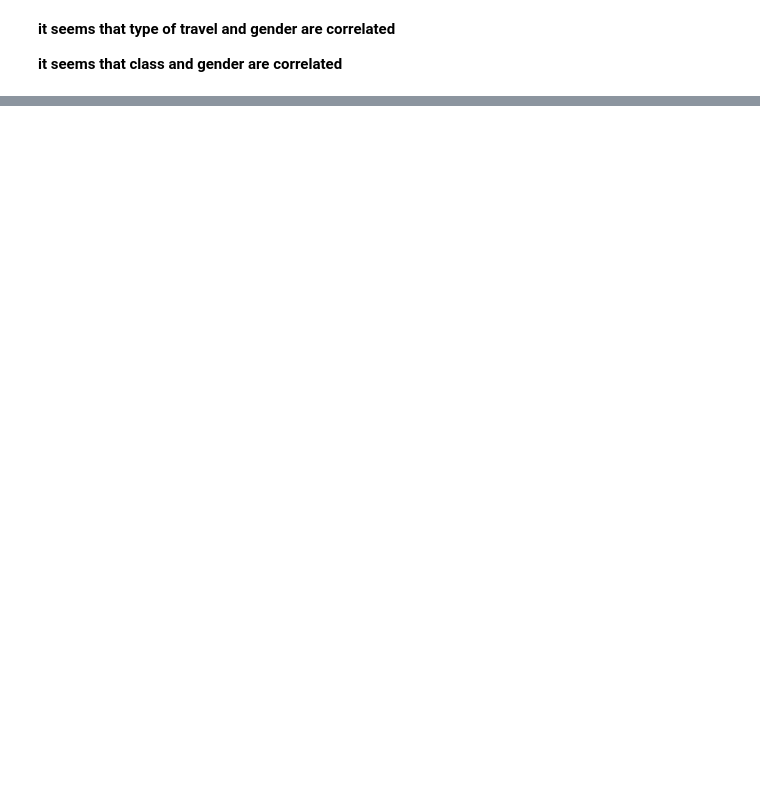
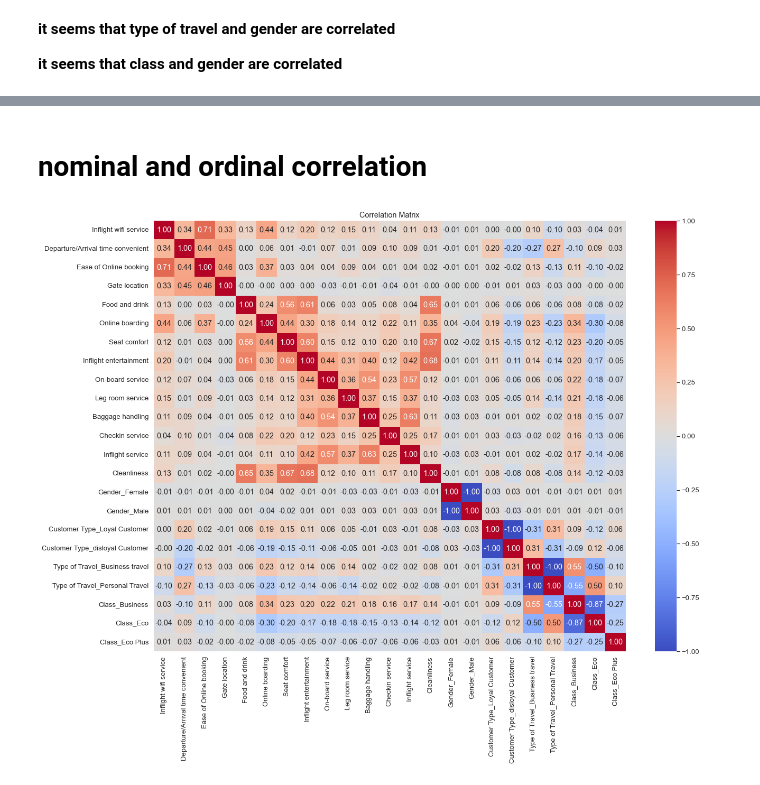
Before and after one commit to norhanreda/Air-line-passenger-satisfaction, a Jupyter notebook: visualisation.ipynb, the cells around one changed output, grey strips where cells are left out. Drawn from its saved outputs; the diff is of its cells as text; code cells hidden in the pictures; blank space fills up the shorter version.

```diff
--- a/visualisation.ipynb
+++ b/visualisation.ipynb
@@ -312,0 +306,27 @@ NameError: name 'sns' is not defined
+# %% [markdown]
+# nominal and ordinal correlation
+# %%
+nominal_features = train[['Gender', 'Customer Type', 'Type of Travel', 'Class']]
+ordinal_data = train[[
+        'Inflight wifi service',
+       'Departure/Arrival time convenient', 'Ease of Online booking',
+       'Gate location', 'Food and drink', 'Online boarding', 'Seat comfort',
+       'Inflight entertainment', 'On-board service', 'Leg room service',
+       'Baggage handling', 'Checkin service', 'Inflight service',
+       'Cleanliness']]
+
+# Encode nominal data using one-hot encoding
+nominal_encoded = pd.get_dummies(nominal_features)
+
+# Combine ordinal and encoded nominal data frames
+combined_df = pd.concat([ordinal_data , nominal_encoded], axis=1)
+# Calculate correlation using suitable method (e.g., Spearman's rank correlation)
+correlation_matrix = combined_df.corr(method='spearman')
+
+# Plot heatmap
+plt.figure(figsize=(20, 15))
+sns.heatmap(correlation_matrix, annot=True, cmap='coolwarm', fmt=".2f")
+plt.title('Correlation Matrix')
+plt.show()
+# %% [output]
+[figure, added]
```
Also changed, not shown: parts of 13 cells of this notebook.
